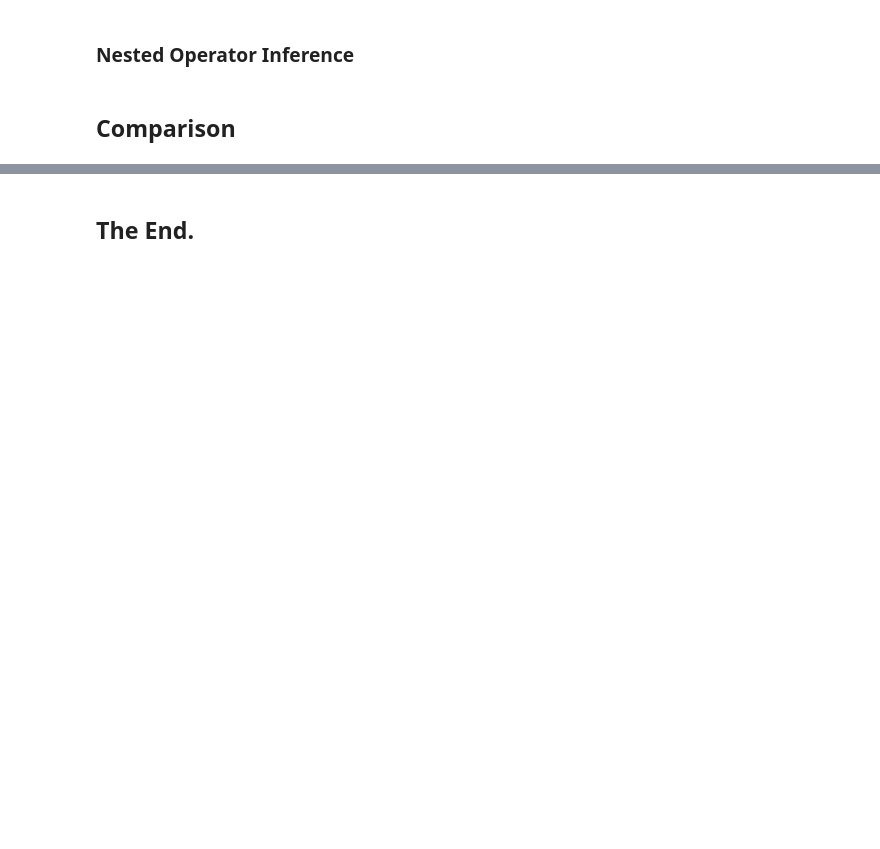
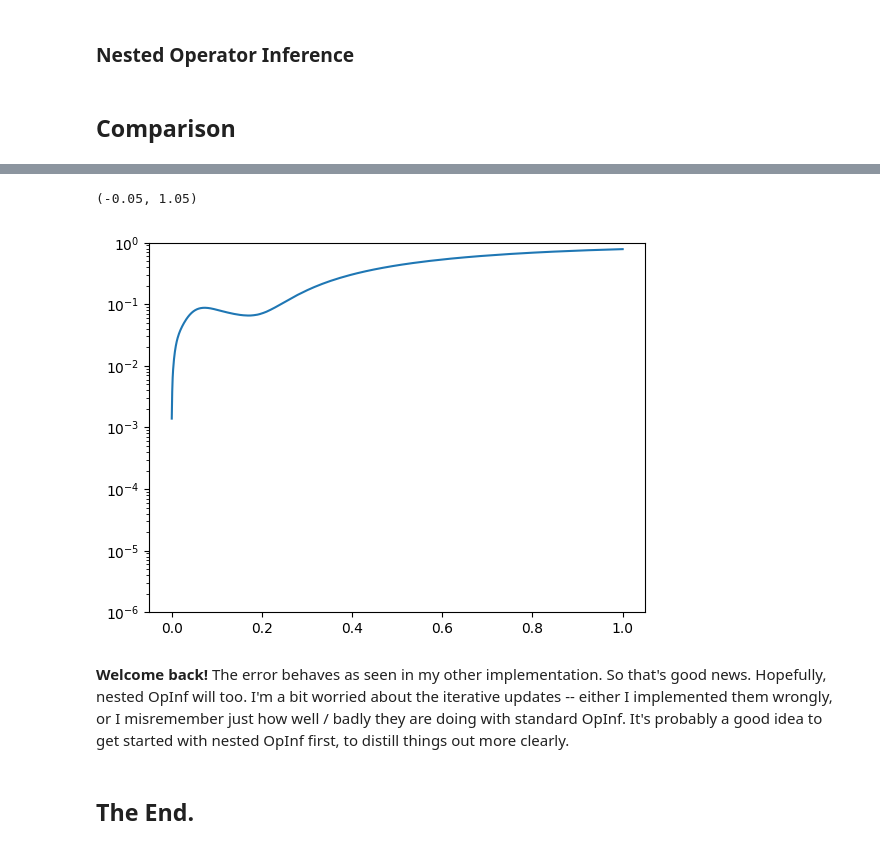
Before and after one commit to nicolearetz/rom-operator-inference-Python3, a Jupyter notebook: docs/source/tutorials/nested.ipynb, the cells around one changed output, grey strips where cells are left out. Drawn from its saved outputs; the diff is of its cells as text; code cells hidden in the pictures; blank space fills up the shorter version.

```diff
--- a/docs/source/tutorials/nested.ipynb
+++ b/docs/source/tutorials/nested.ipynb
@@ -323,2 +513,15 @@ ax.set_xlim((0-0.05, 1 + 0.05))
+# %%
+fig, ax = plt.subplots(1, 1)
+
+ax.semilogy(grid_t, la.norm(U_para_test[index_test]-Sol, axis=0))
+
+ax.set_ylim((1e-6, 1e+0))
+ax.set_xlim((0-0.05, 1 + 0.05))
+# %% [output]
+(-0.05, 1.05)
+[figure, added]
+# %% [markdown]
+**Welcome back!** The error behaves as seen in my other implementation. So that's good news. Hopefully, nested OpInf will too.
+I'm a bit worried about the iterative updates -- either I implemented them wrongly, or I misremember just how well / badly they are doing with standard OpInf. It's probably a good idea to get started with nested OpInf first, to distill things out more clearly.
 # %% [markdown]
 ## The End.
```
Also changed, not shown: parts of 29 cells of this notebook.
